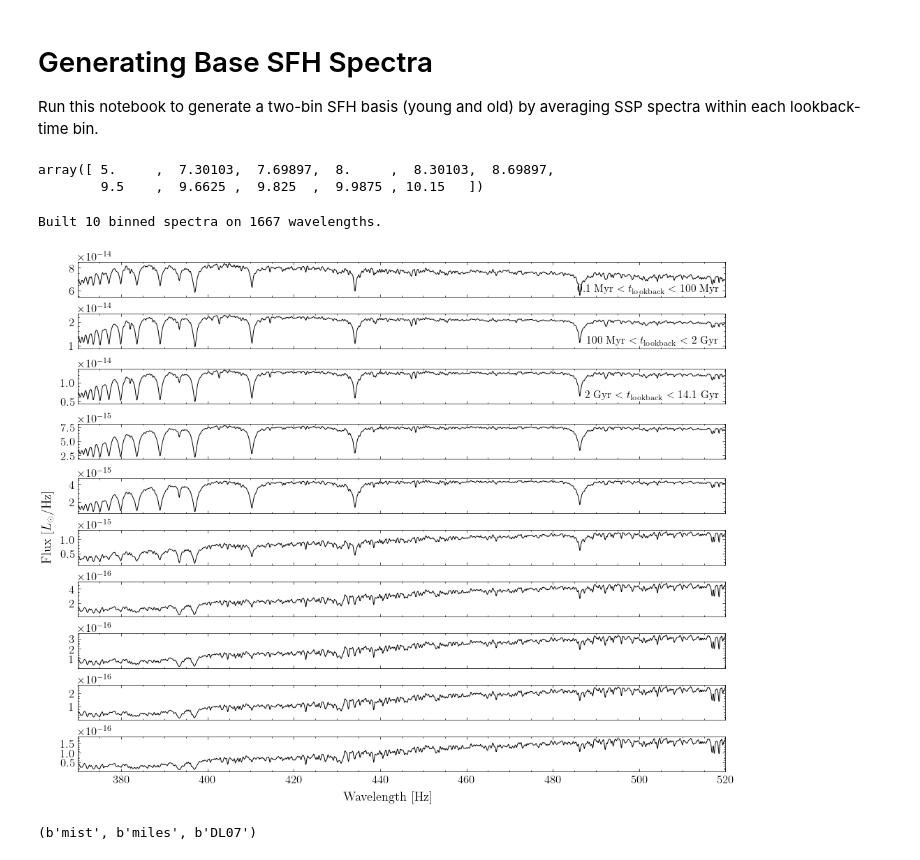
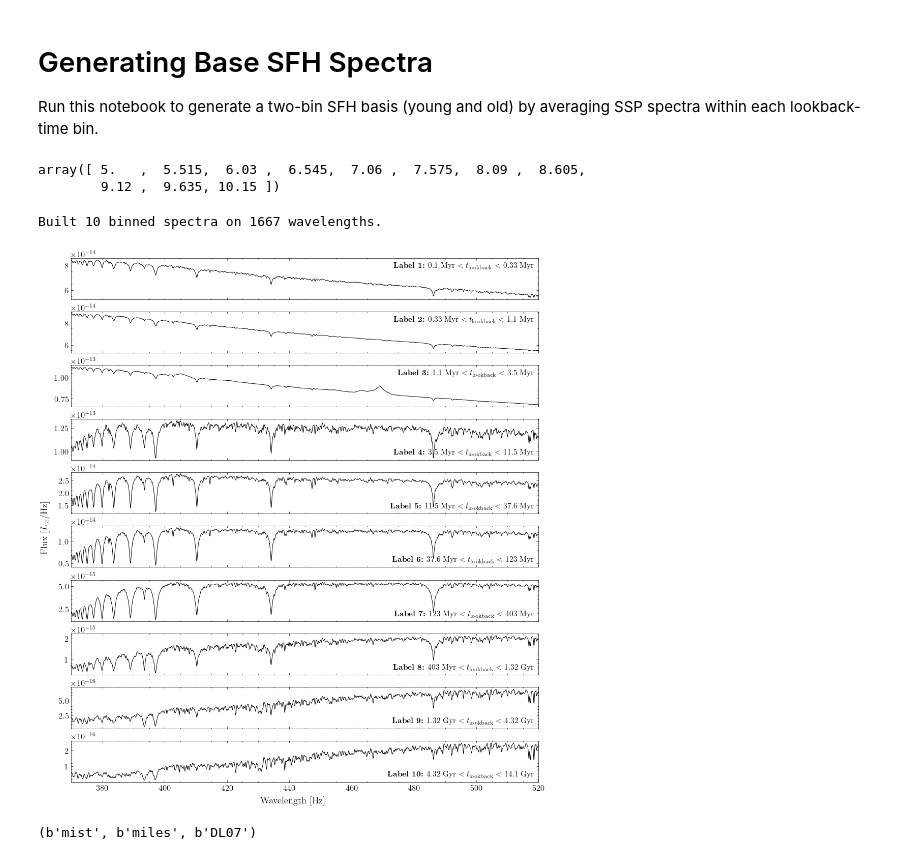
Before and after one commit to vernica-mehta/honours-project, a Jupyter notebook: code/notebooks/sfh.ipynb, the cells around one changed output. Saved outputs shown, nothing was run; the diff lists cells and outputs as text; code cells hidden in the pictures.

```diff
--- a/code/notebooks/sfh.ipynb
+++ b/code/notebooks/sfh.ipynb
@@ -23,13 +23,16 @@ sp = fsps.StellarPopulation(
 # %%
 #bin_arr = np.r_[np.array([0.1, 20, 100, 500])*1e6, np.logspace(9.5, 10.15, 3)] # six bins
 #bin_arr = np.r_[np.array([0.1, 500])*1e6, 10**(10.15)] # two bins for old and young
-bin_arr = np.r_[np.array([0.1, 20, 50, 100, 200, 500])*1e6, np.logspace(9.5, 10.15, 5)] # 10 bins
+#bin_arr = np.r_[np.array([0.1, 20, 50, 100, 200, 500])*1e6, np.logspace(9.5, 10.15, 5)] # 10 bins
+#bins = np.log10(bin_arr)
+#bins = np.log10(np.array([0.1*10**6, 100*10**6, 2*10**9, 10**10.15]))
+bin_arr = np.logspace(5, 10.15, 11) # 6 bins uniform logspace
 bins = np.log10(bin_arr)
 # %%
 bins
 # %% [output]
-array([ 5.     ,  7.30103,  7.69897,  8.     ,  8.30103,  8.69897,
-        9.5    ,  9.6625 ,  9.825  ,  9.9875 , 10.15   ])
+array([ 5.   ,  5.515,  6.03 ,  6.545,  7.06 ,  7.575,  8.09 ,  8.605,
+        9.12 ,  9.635, 10.15 ])
 # %%
 w,s = sp.get_spectrum()
 ages = sp.ssp_ages
@@ -64,20 +67,28 @@ np.save('/home/vmehta/honours-project/code/data/sfh_tenbins_spectra.npy', avg_sp
 # %%
-fig, ax = plt.subplots(10, 1, figsize=(10, 8), sharex=True, constrained_layout=True)
+fig, ax = plt.subplots(10, 1, figsize=(10, 11), sharex=True, constrained_layout=True)
+
 for i, spec in enumerate(avg_spectra):
     ax[i].plot(w/10, spec, 'k', linewidth=0.7)
 
-ax[0].text(0.99, 0.1, '0.1 Myr $<t_\\mathrm{lookback}<$ 100 Myr', transform=ax[0].transAxes, horizontalalignment='right', verticalalignment='bottom')
-ax[1].text(0.99, 0.1, '100 Myr $<t_\\mathrm{lookback}<$ 2 Gyr', transform=ax[1].transAxes, horizontalalignment='right', verticalalignment='bottom')
-ax[2].text(0.99, 0.1, '2 Gyr $<t_\\mathrm{lookback}<$ 14.1 Gyr', transform=ax[2].transAxes, horizontalalignment='right', verticalalignment='bottom')
+ax[0].text(0.99, 0.9, '\\textbf{Label 1:} 0.1 Myr $<t_\\mathrm{lookback}<$ 0.33 Myr', transform=ax[0].transAxes, horizontalalignment='right', verticalalignment='top')
+ax[1].text(0.99, 0.9, '\\textbf{Label 2:} 0.33 Myr $<t_\\mathrm{lookback}<$ 1.1 Myr', transform=ax[1].transAxes, horizontalalignment='right', verticalalignment='top')
+ax[2].text(0.99, 0.9, '\\textbf{Label 3:} 1.1 Myr $<t_\\mathrm{lookback}<$ 3.5 Myr', transform=ax[2].transAxes, horizontalalignment='right', verticalalignment='top')
+ax[3].text(0.99, 0.1, '\\textbf{Label 4:} 3.5 Myr $<t_\\mathrm{lookback}<$ 11.5 Myr', transform=ax[3].transAxes, horizontalalignment='right', verticalalignment='bottom')
+ax[4].text(0.99, 0.1, '\\textbf{Label 5:} 11.5 Myr $<t_\\mathrm{lookback}<$ 37.6 Myr', transform=ax[4].transAxes, horizontalalignment='right', verticalalignment='bottom')
+ax[5].text(0.99, 0.1, '\\textbf{Label 6:} 37.6 Myr $<t_\\mathrm{lookback}<$ 123 Myr', transform=ax[5].transAxes, horizontalalignment='right', verticalalignment='bottom')
+ax[6].text(0.99, 0.1, '\\textbf{Label 7:} 123 Myr $<t_\\mathrm{lookback}<$ 403 Myr', transform=ax[6].transAxes, horizontalalignment='right', verticalalignment='bottom')
+ax[7].text(0.99, 0.1, '\\textbf{Label 8:} 403 Myr $<t_\\mathrm{lookback}<$ 1.32 Gyr', transform=ax[7].transAxes, horizontalalignment='right', verticalalignment='bottom')
+ax[8].text(0.99, 0.1, '\\textbf{Label 9:} 1.32 Gyr $<t_\\mathrm{lookback}<$ 4.32 Gyr', transform=ax[8].transAxes, horizontalalignment='right', verticalalignment='bottom')
+ax[9].text(0.99, 0.1, '\\textbf{Label 10:} 4.32 Gyr $<t_\\mathrm{lookback}<$ 14.1 Gyr', transform=ax[9].transAxes, horizontalalignment='right', verticalalignment='bottom')
 
 ax[0].set_xlim(370,520)
 fig.supylabel(f'Flux [$L_\\odot/\\mathrm{{Hz}}$]')
 fig.supxlabel('Wavelength [Hz]')
 
-plt.savefig('/home/vmehta/honours-project/thesis/figures/sfh_averages.pdf', format='pdf')
+plt.savefig('/home/vmehta/honours-project/thesis/figures/sfh_10bins.pdf', format='pdf')
 plt.show()
 # %% [output]
-[figure, old version]
+[figure, new version]
 # %%
 sp.libraries
 # %% [output]
```
Also changed, not shown: parts of 3 cells of this notebook, 4 other files.
